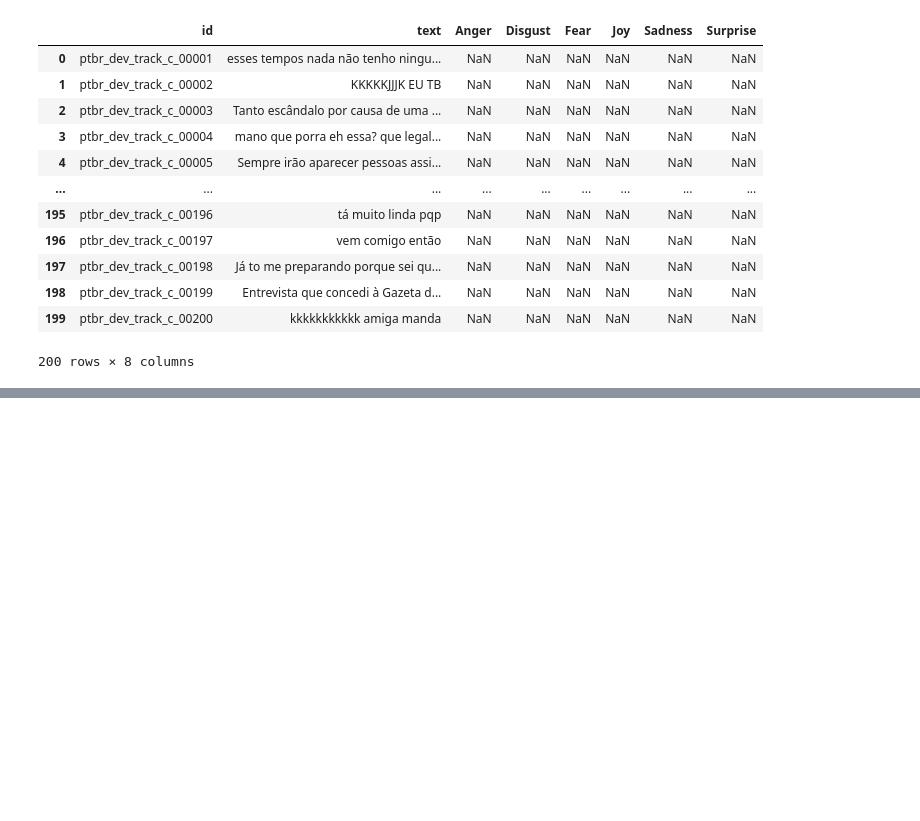
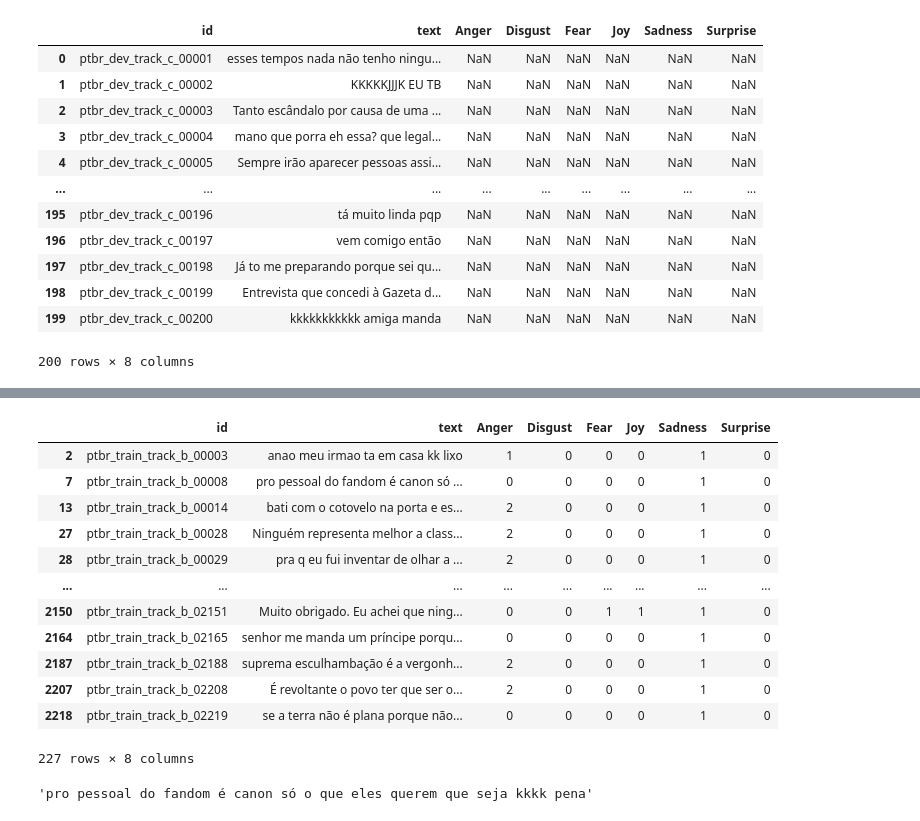
Before and after one commit to arturnovais/Emotion-Detection---SemEval-2025-Task-11, a Jupyter notebook: test.ipynb, the cells around one changed output, grey strips where cells are left out. Drawn from its saved outputs; the diff is of its cells as text; code cells hidden in the pictures; blank space fills up the shorter version.

```diff
--- a/test.ipynb
+++ b/test.ipynb
@@ -97,0 +114,23 @@ TAMANHO MÉDIO DOS TEXTOS, TAMANHO MÉDIO DOS TEXTOS POR EMOÇÃO
+# %%
+track_a = get_data(track= 'a')
+track_b = get_data(track= 'b')
+# %%
+track_b.loc[track_b['Sadness'] == 1]
+# %% [output]
+|  | id | text | Anger | Disgust | Fear | Joy | Sadness | Surprise |
+| 2 | ptbr_train_track_b_00003 | anao meu irmao ta em casa kk lixo | 1 | 0 | 0 | 0 | 1 | 0 |
+| 7 | ptbr_train_track_b_00008 | pro pessoal do fandom é canon só ... | 0 | 0 | 0 | 0 | 1 | 0 |
+| 13 | ptbr_train_track_b_00014 | bati com o cotovelo na porta e es... | 2 | 0 | 0 | 0 | 1 | 0 |
+| 27 | ptbr_train_track_b_00028 | Ninguém representa melhor a class... | 2 | 0 | 0 | 0 | 1 | 0 |
+| 28 | ptbr_train_track_b_00029 | pra q eu fui inventar de olhar a ... | 2 | 0 | 0 | 0 | 1 | 0 |
+| ... | ... | ... | ... | ... | ... | ... | ... | ... |
+| 2150 | ptbr_train_track_b_02151 | Muito obrigado. Eu achei que ning... | 0 | 0 | 1 | 1 | 1 | 0 |
+| 2164 | ptbr_train_track_b_02165 | senhor me manda um príncipe porqu... | 0 | 0 | 0 | 0 | 1 | 0 |
+| 2187 | ptbr_train_track_b_02188 | suprema esculhambação é a vergonh... | 2 | 0 | 0 | 0 | 1 | 0 |
+| 2207 | ptbr_train_track_b_02208 | É revoltante o povo ter que ser o... | 2 | 0 | 0 | 0 | 1 | 0 |
+| 2218 | ptbr_train_track_b_02219 | se a terra não é plana porque não... | 0 | 0 | 0 | 0 | 1 | 0 |
+227 rows × 8 columns
+# %%
+track_b.loc[track_b['Sadness'] == 1]['text'].values[1]
+# %% [output]
+'pro pessoal do fandom é canon só o que eles querem que seja kkkk pena'
```
Also changed, not shown: parts of 9 cells of this notebook, 4 other files.
